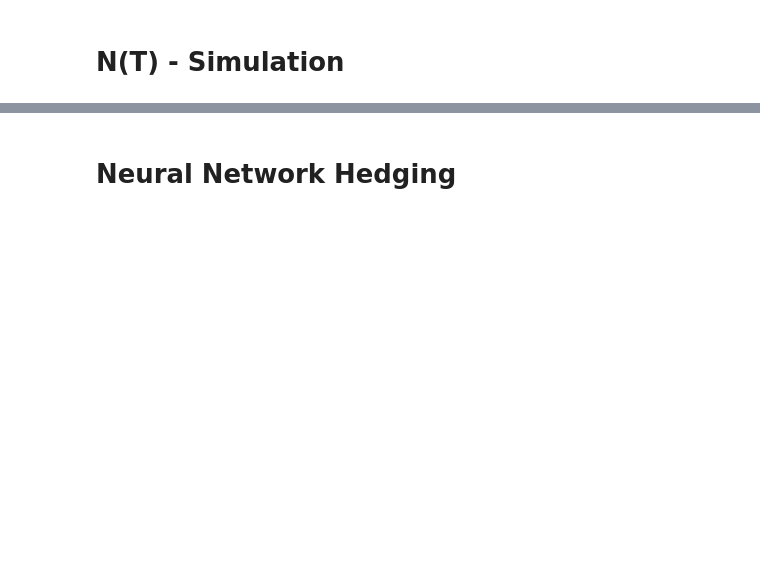
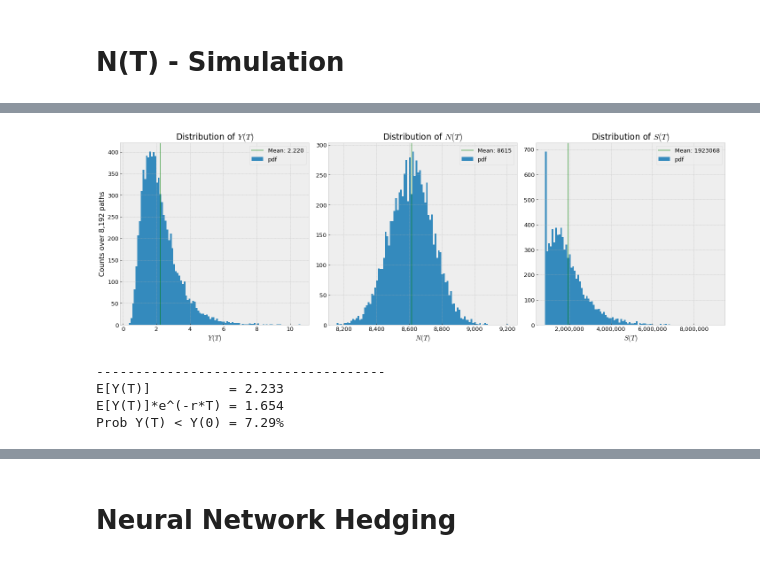
Before and after one commit to ithakis/Option-Replicating-Portfolio-with-Neural-Networks, a Jupyter notebook: Single Time Step.ipynb, the cells around one changed output, grey strips where cells are left out. Drawn from its saved outputs; the diff is of its cells as text; code cells hidden in the pictures; blank space fills up the shorter version.

```diff
--- a/Single Time Step.ipynb
+++ b/Single Time Step.ipynb
@@ -181,3 +145,48 @@ max     9,141
+# %%
+""" Y, N, S - Plots """
+fig, (ax1, ax2, ax3) = plt.subplots(1,3)
+
+# Y plot
+payoff_df = pd.Series(Y_paths[:,-1])
+payoff_df.hist(bins=100, ax=ax1) ; ax1.set_title(r'Distribution of $Y(T)$')
+ax1.axvline(payoff_df.mean(), color='g', linestyle='-', alpha=.5)
+ax1.legend([f'Mean: {payoff_df.mean():.3f}', 'pdf'])
+ax1.set_xlabel(r'$Y(T)$') ; ax1.set_ylabel(f'Counts over {Y_paths.shape[0]:,} paths')
+
+# N(T) plot
+E_N_T   = N_paths[:,-1].mean()
+N_T     = pd.Series(N_paths[ N_paths[:,-1]>0 ,-1])
+N_T.hist(bins=100, ax=ax2) ; ax2.set_title(r'Distribution of $N(T)$')
+ax2.axvline(E_N_T, color='g', linestyle='-', alpha=.5)
+ax2.legend([f'Mean: {E_N_T:.0f}', 'pdf'])
+ax2.set_xlabel(r'$N(T)$')
+ax2.xaxis.set_major_formatter(ticker.StrMethodFormatter("{x:,.0f}"))
+
+# Liability S(T) plot
+Payoff_Y     = np.where(Y_paths[:,-1] > Y, Y_paths[:,-1], Y)
+
+S_T = Payoff_Y * P * N_paths[:,-1]
+S_T_df = pd.Series(S_T)
+S_T_df.hist(bins=100, ax=ax3) ; ax3.set_title(r'Distribution of $S(T)$')
+ax3.axvline(S_T_df.mean(), color='g', linestyle='-', alpha=.5)
+ax3.legend([f'Mean: {S_T_df.mean():.0f}', 'pdf'])
+ax3.set_xlabel(r'$S(T)$') ; axs[1].set_ylabel(f'Density over {Y_paths.shape[0]:,} paths')
+ax3.xaxis.set_major_formatter(ticker.StrMethodFormatter("{x:,.0f}"))
+
+fig.tight_layout() ; plt.show()
+
+# Liability statistics
+print('-------------------------------------')
+out_of_money_P  = np.where(Y_paths[:,-1] < Y, 1.0, 0.0).mean()
+print(f'E[Y(T)]          = {Payoff_Y.mean():.3f}')
+print(f'E[Y(T)]*e^(-r*T) = {np.exp(-r*T)*Payoff_Y.mean():.3f}')
+print(f'Prob Y(T) < Y(0) = {out_of_money_P*100:.2f}%')
+# %% [output]
+[figure, added]
+-------------------------------------
+E[Y(T)]          = 2.233
+E[Y(T)]*e^(-r*T) = 1.654
+Prob Y(T) < Y(0) = 7.29%
 # %%
 reduction       = floor(n_time_steps/(T/rebalancing))-1 ;print(f'reduction = {reduction}')
 Y_paths         = Y_paths[:, slice(0, None, reduction)]
```
Also changed, not shown: parts of 13 cells of this notebook, 1 other file.
